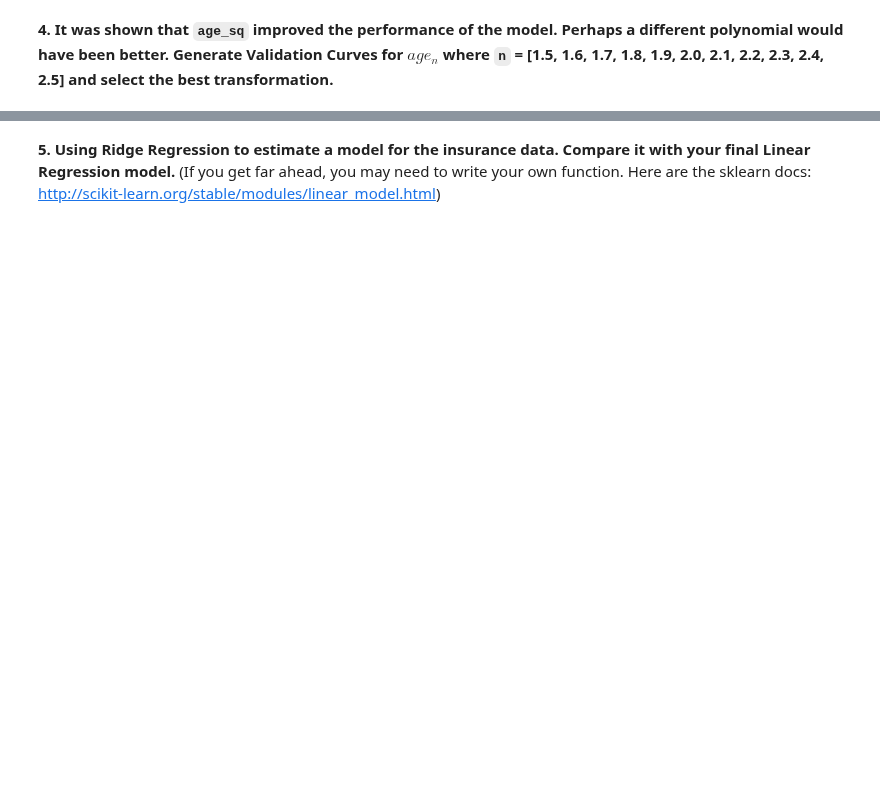
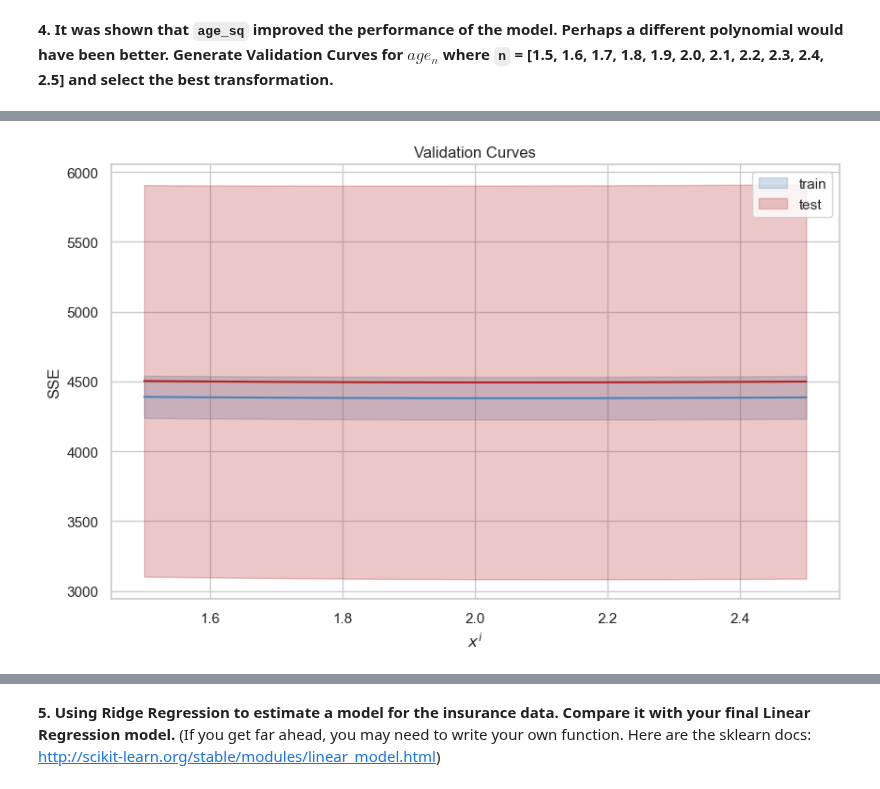
Before and after one commit to ansaridan/jhu-data-engineering-team-5, a Jupyter notebook: Module_11/Jhirsc21.ipynb, the cells around one changed output, grey strips where cells are left out. Cells and saved outputs as stored; diff of their text form; code cells hidden in the pictures; blank space fills up the shorter version.

```diff
--- a/Module_11/Jhirsc21.ipynb
+++ b/Module_11/Jhirsc21.ipynb
@@ -276,0 +472,31 @@ As we already saw, the average values for these statistics are pretty much the s
+# %%
+def plot_validation_curves(results, metric, parameter, values, zoom=False):
+    figure = plt.figure(figsize=(10,6))
+
+    axes = figure.add_subplot(1,1,1)
+
+    xs, train_lower, train_mean, train_upper = results_to_curves('train', results)
+    _, test_lower, test_mean, test_upper = results_to_curves('test', results)
+
+    axes.plot(values, train_mean, color='steelblue')
+    axes.fill_between(values, train_upper, train_lower, color='steelblue', alpha=0.25, label='train')
+
+    axes.plot(values, test_mean, color='firebrick')
+    axes.fill_between(values, test_upper, test_lower, color='firebrick', alpha=0.25, label='test')
+
+    axes.legend()
+    axes.set_xlabel(parameter)
+    axes.set_ylabel(metric)
+    axes.set_title('Validation Curves')
+
+    if zoom:
+        y_lower = int(0.9*np.amin([train_lower[-1], test_lower[-1]]))
+        y_upper = int(1.1*np.amax([train_upper[-1], test_upper[-1]]))
+        axes.set_ylim((y_lower, y_upper))
+
+    plt.show()
+    plt.close()
+# %%
+plot_validation_curves(result, 'SSE', r'$age^i$', values)
+# %% [output]
+[figure, added]
```
Also changed, not shown: parts of 32 cells of this notebook.
